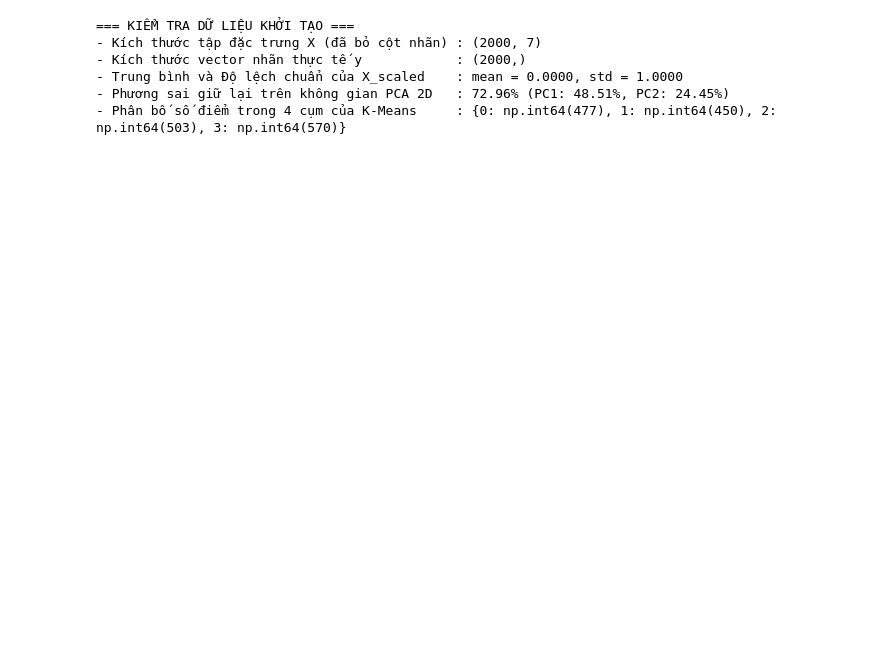
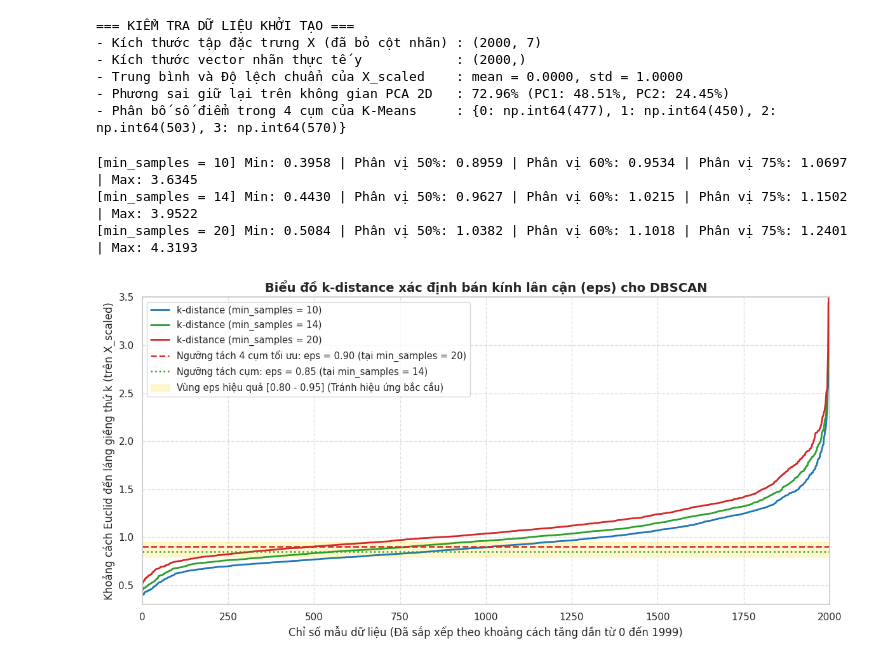
Before and after one commit to Minhhieu3012/wifi-localization-data-mining, a Jupyter notebook: notebooks/members/05_dbscan_evaluation.ipynb, the cells around one changed output. Cells and saved outputs as stored; diff of their text form; code cells hidden in the pictures; blank space fills up the shorter version.

Commit message:
feat(part4b): Find the optimal `eps` params using a `k-distance` plot and perform clustering with `DBSCAN`.

```diff
--- a/notebooks/members/05_dbscan_evaluation.ipynb
+++ b/notebooks/members/05_dbscan_evaluation.ipynb
@@ -80,0 +90,48 @@ print(f"- Phân bố số điểm trong 4 cụm của K-Means     : {dict(zip(ra
+# %%
+k_Candidates = [10, 14, 20]
+colors = ["#1f77b4", "#2ca02c", "#d62728"]
+k_distances_dict = {}
+
+plt.figure(figsize=(12, 6))
+
+for k, color in zip(k_Candidates, colors):
+    # Tính khoảng cách đến k láng giềng gần nhất trên dữ liệu đã chuẩn hóa
+    nbrs = NearestNeighbors(n_neighbors=k, metric="euclidean").fit(X_scaled)
+    distances, _ = nbrs.kneighbors(X_scaled)
+
+    # Lấy khoảng cách đến láng giềng thứ k (cột cuối cùng) và sắp xếp tăng dần
+    k_dist = np.sort(distances[:, k - 1])
+    k_distances_dict[k] = k_dist
+
+    # Vẽ đường cong k-distance
+    plt.plot(k_dist, label=f"k-distance (min_samples = {k})", color=color, linewidth=2)
+
+    # In thống kê phân vị để đối chiếu học thuật
+    print(f"[min_samples = {k:2d}] Min: {k_dist[0]:.4f} | "
+          f"Phân vị 50%: {np.percentile(k_dist, 50):.4f} | "
+          f"Phân vị 60%: {np.percentile(k_dist, 60):.4f} | "
+          f"Phân vị 75%: {np.percentile(k_dist, 75):.4f} | "
+          f"Max: {k_dist[-1]:.4f}")
+
+# Đánh dấu các ngưỡng eps quan trọng trên đồ thị
+plt.axhline(y=0.90, color="#d62728", linestyle="--", linewidth=1.8,
+            label="Ngưỡng tách 4 cụm tối ưu: eps = 0.90 (tại min_samples = 20)")
+plt.axhline(y=0.85, color="#2ca02c", linestyle=":", linewidth=1.8,
+            label="Ngưỡng tách cụm: eps = 0.85 (tại min_samples = 14)")
+plt.axhspan(0.80, 0.95, color="gold", alpha=0.2,
+            label="Vùng eps hiệu quả [0.80 - 0.95] (Tránh hiệu ứng bắc cầu)")
+
+plt.title("Biểu đồ k-distance xác định bán kính lân cận (eps) cho DBSCAN", fontsize=14, fontweight="bold")
+plt.xlabel("Chỉ số mẫu dữ liệu (Đã sắp xếp theo khoảng cách tăng dần từ 0 đến 1999)", fontsize=12)
+plt.ylabel("Khoảng cách Euclid đến láng giềng thứ k (trên X_scaled)", fontsize=12)
+plt.xlim(0, len(X_scaled))
+plt.ylim(0.3, 3.5)
+plt.legend(loc="upper left", frameon=True, fontsize=10.5)
+plt.grid(True, linestyle="--", alpha=0.6)
+plt.tight_layout()
+plt.show()
+# %% [output]
+[min_samples = 10] Min: 0.3958 | Phân vị 50%: 0.8959 | Phân vị 60%: 0.9534 | Phân vị 75%: 1.0697 | Max: 3.6345
+[min_samples = 14] Min: 0.4430 | Phân vị 50%: 0.9627 | Phân vị 60%: 1.0215 | Phân vị 75%: 1.1502 | Max: 3.9522
+[min_samples = 20] Min: 0.5084 | Phân vị 50%: 1.0382 | Phân vị 60%: 1.1018 | Phân vị 75%: 1.2401 | Max: 4.3193
+[figure, added]
```
Also changed, not shown: parts of 2 cells of this notebook.
